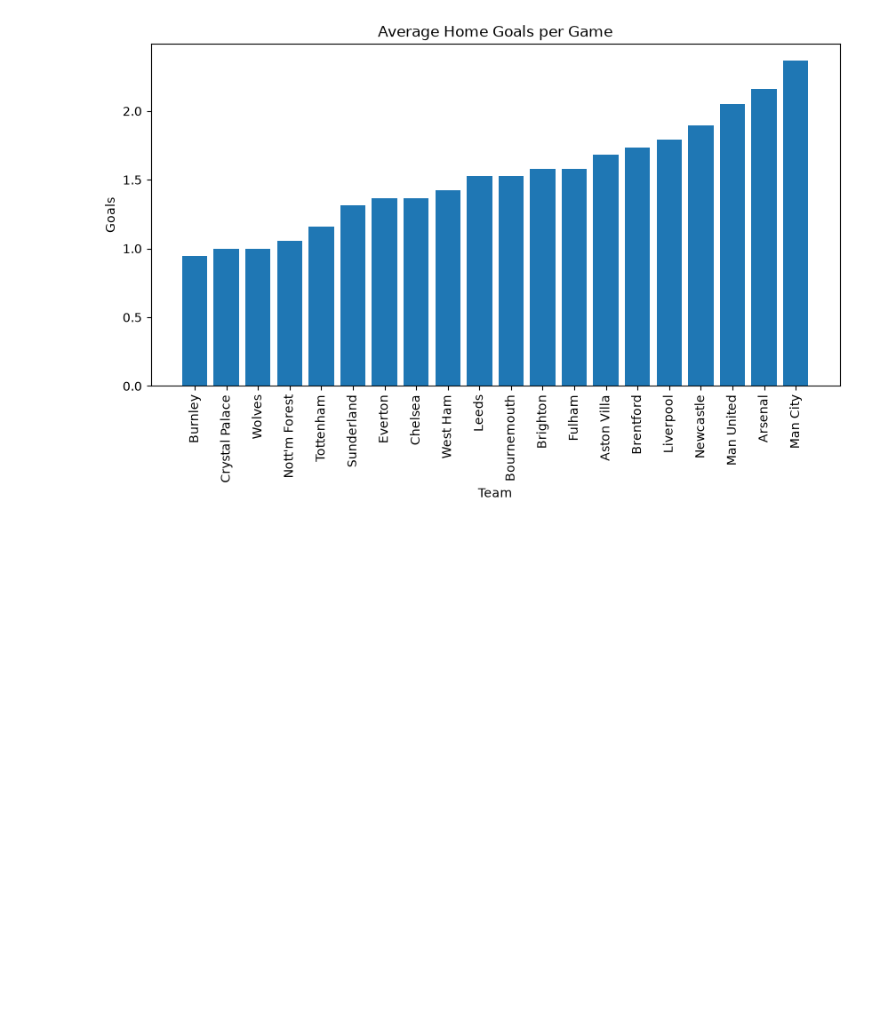
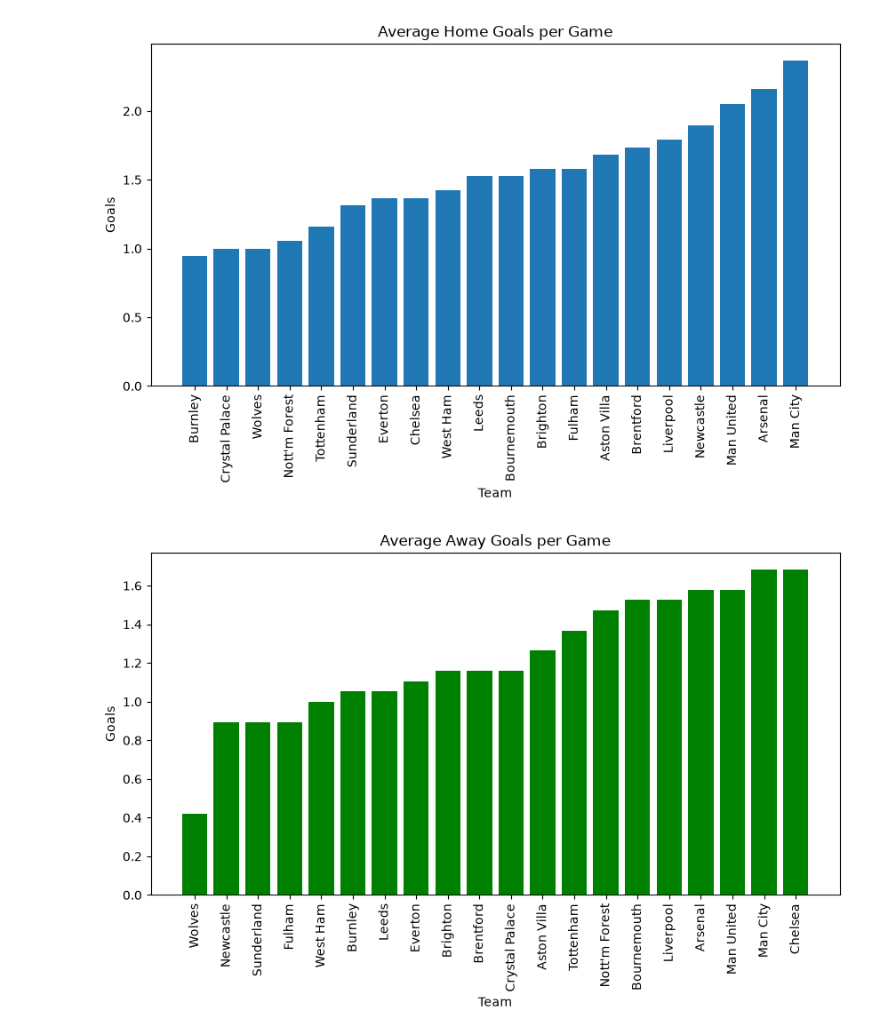
Before and after one commit to polanco04/DataScience, a Jupyter notebook: Practice/new/memoryRefresh.ipynb, the cells around one changed output. Cells and saved outputs as stored; diff of their text form; code cells hidden in the pictures; blank space fills up the shorter version.

```diff
--- a/Practice/new/memoryRefresh.ipynb
+++ b/Practice/new/memoryRefresh.ipynb
@@ -298,3 +300,14 @@ plt.xticks(rotation=90)
 plt.show()
 # %% [output]
 [figure]
+# %%
+awayGoals = df.groupby("AwayTeam")["FTAG"].mean().sort_values()
+fig, ax = plt.subplots(figsize=(10,5))
+ax.bar(awayGoals.index, awayGoals.values, color="green")
+ax.set_title("Average Away Goals per Game")
+ax.set_xlabel("Team")
+ax.set_ylabel("Goals")
+plt.xticks(rotation=90)
+plt.show()
+# %% [output]
+[figure, added]
```
Also changed, not shown: parts of 9 cells of this notebook.
